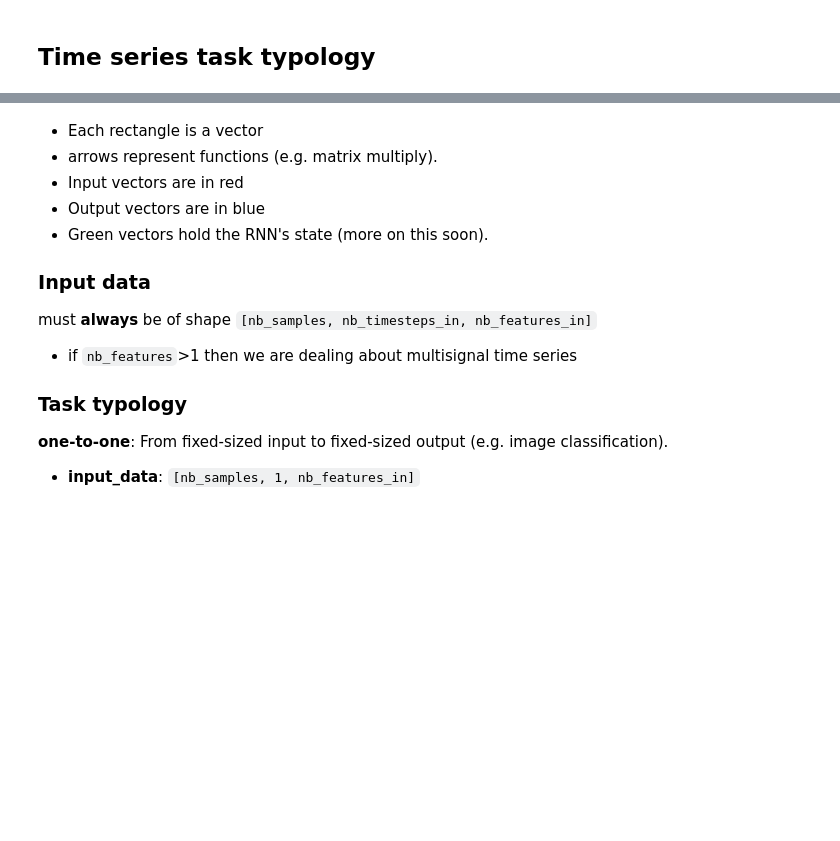
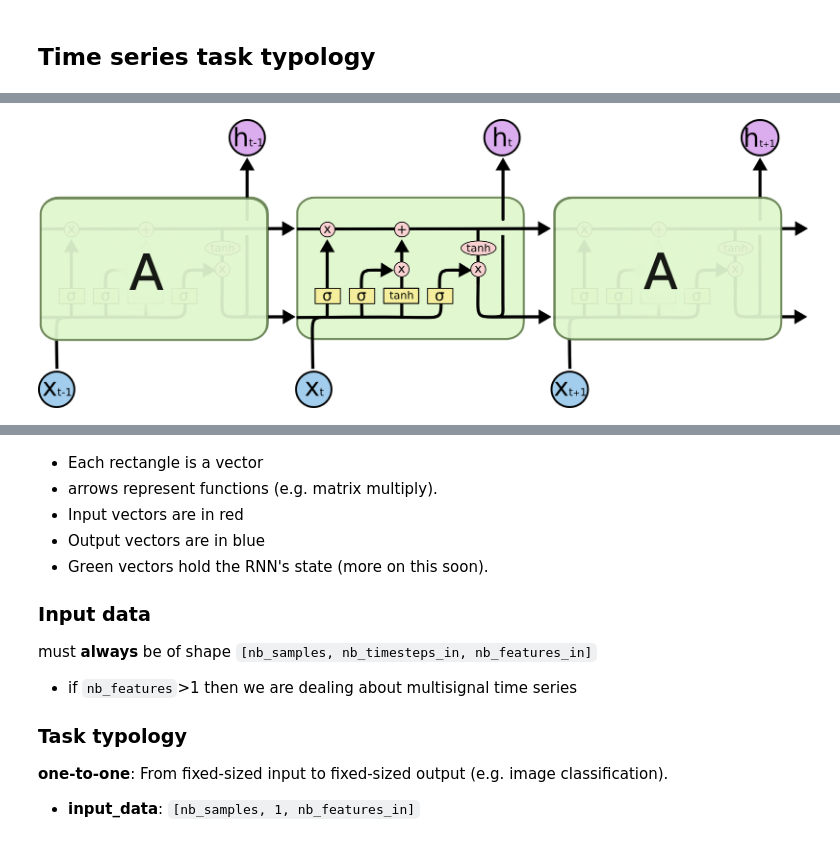
Before and after one commit to rramosp/20182.mldl, a Jupyter notebook: SESION 6.2 - Timeseries analysis tasks.ipynb, the cells around one changed output, grey strips where cells are left out. Cells and saved outputs as stored; diff of their text form; code cells hidden in the pictures; blank space fills up the shorter version.

```diff
--- a/SESION 6.2 - Timeseries analysis tasks.ipynb
+++ b/SESION 6.2 - Timeseries analysis tasks.ipynb
@@ -3,3 +8,7 @@
+# %%
+Image(filename='imgs/LSTM3-chain.png', width=800)
+# %% [output]
+[figure, added]
 # %%
 from IPython.display import Image
 Image(filename='imgs/lstm-types.jpg', width=800)
```
Also changed, not shown: parts of 1 cell of this notebook.
